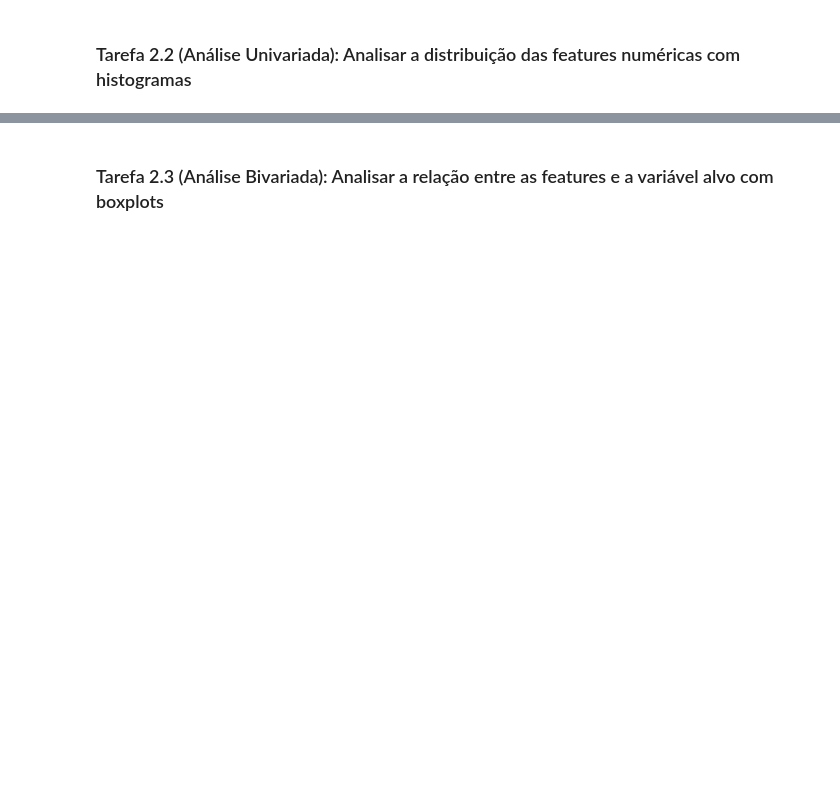
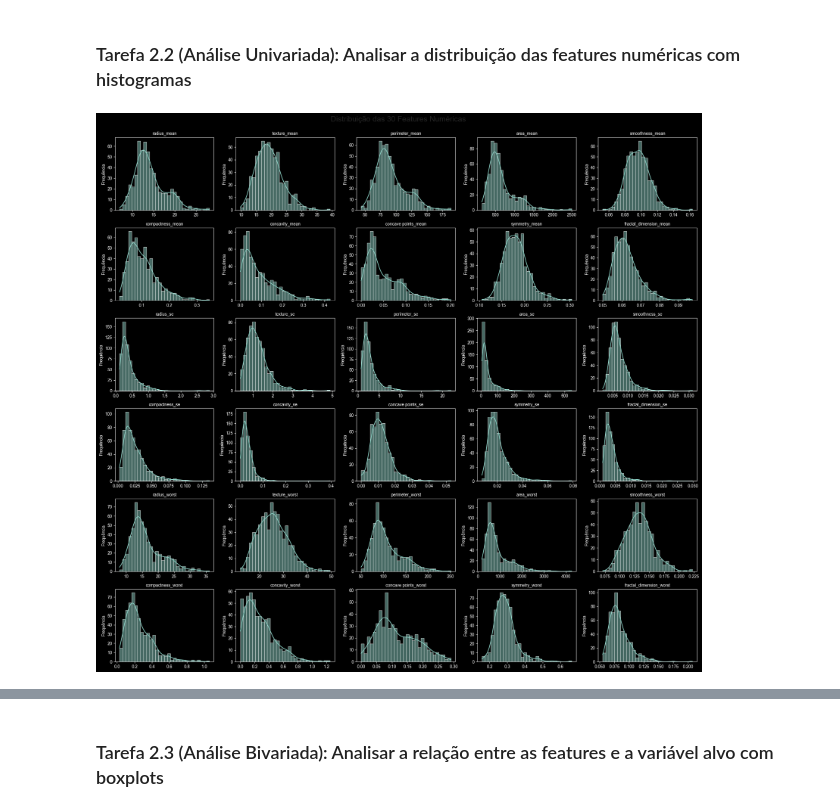
Before and after one commit to junior-vs/IA-para-Devs, a Jupyter notebook: fiap-labs/fase1/projects/tech-challenge/BreastCancerPreditction/tech-challange.ipynb, the cells around one changed output, grey strips where cells are left out. Drawn from its saved outputs; the diff is of its cells as text; code cells hidden in the pictures; blank space fills up the shorter version.

```diff
--- a/fiap-labs/fase1/projects/tech-challenge/BreastCancerPreditction/tech-challange.ipynb
+++ b/fiap-labs/fase1/projects/tech-challenge/BreastCancerPreditction/tech-challange.ipynb
@@ -135,2 +152,30 @@ plt.show()
 # %% [markdown]
 ### Tarefa 2.2 (Análise Univariada): Analisar a distribuição das features numéricas com histogramas
+# %%
+# Tarefa 2.2: Gerar histogramas para todas as 30 features numéricas
+# Comentários em português brasileiro
+
+# Seleciona apenas as colunas numéricas
+features_numericas = dt.select_dtypes(include=[np.number]).columns
+
+# Cria histogramas para cada feature numérica usando programação funcional
+fig, axes = plt.subplots(nrows=6, ncols=5, figsize=(20, 18))
+axes = axes.flatten()
+sns.set_style('whitegrid')
+
+for idx, feature in enumerate(features_numericas):
+    # Plota o histograma de cada feature
+    sns.histplot(dt[feature], bins=30, ax=axes[idx], kde=True)
+    axes[idx].set_title(f"{feature}", fontsize=10)
+    axes[idx].set_xlabel('')
+    axes[idx].set_ylabel('Frequência')
+
+# Remove eixos não utilizados
+for ax in axes[len(features_numericas):]:
+    ax.set_visible(False)
+
+plt.tight_layout()
+plt.suptitle('Distribuição das 30 Features Numéricas', fontsize=18, y=1.02)
+plt.show()
+# %% [output]
+[figure, added]
```
Also changed, not shown: parts of 29 cells of this notebook, 1 other file.
